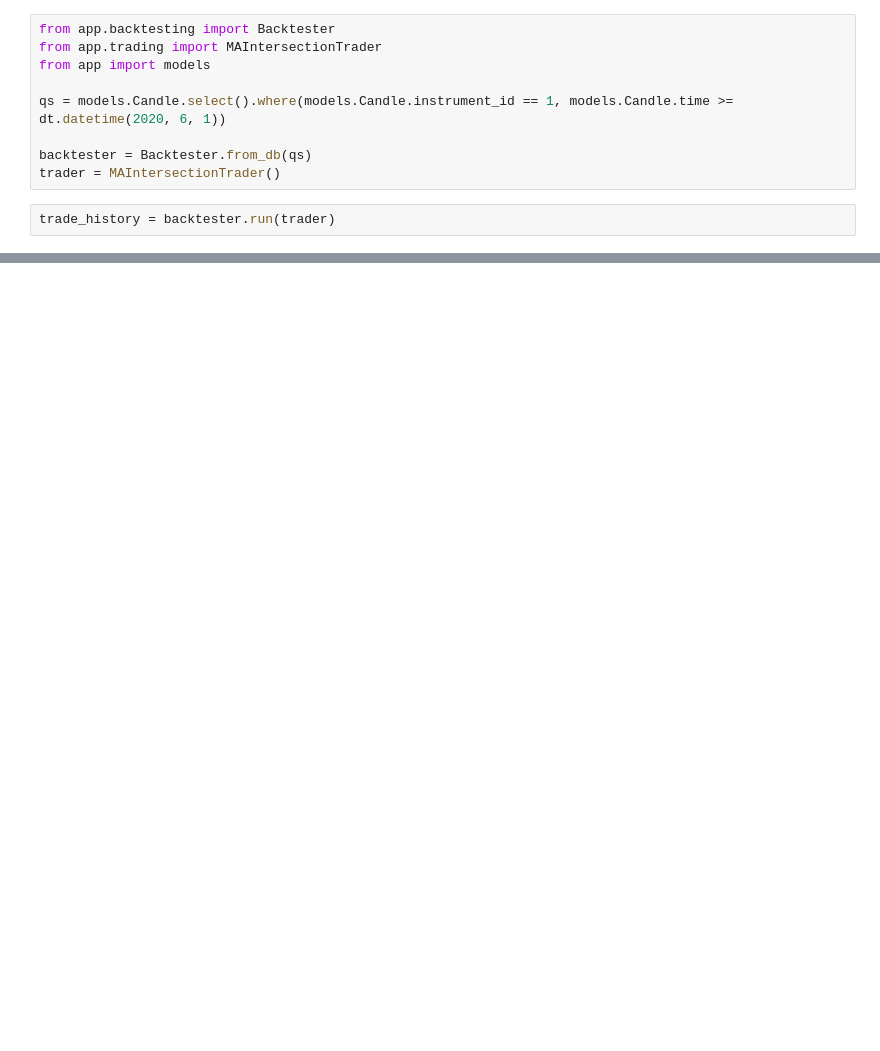
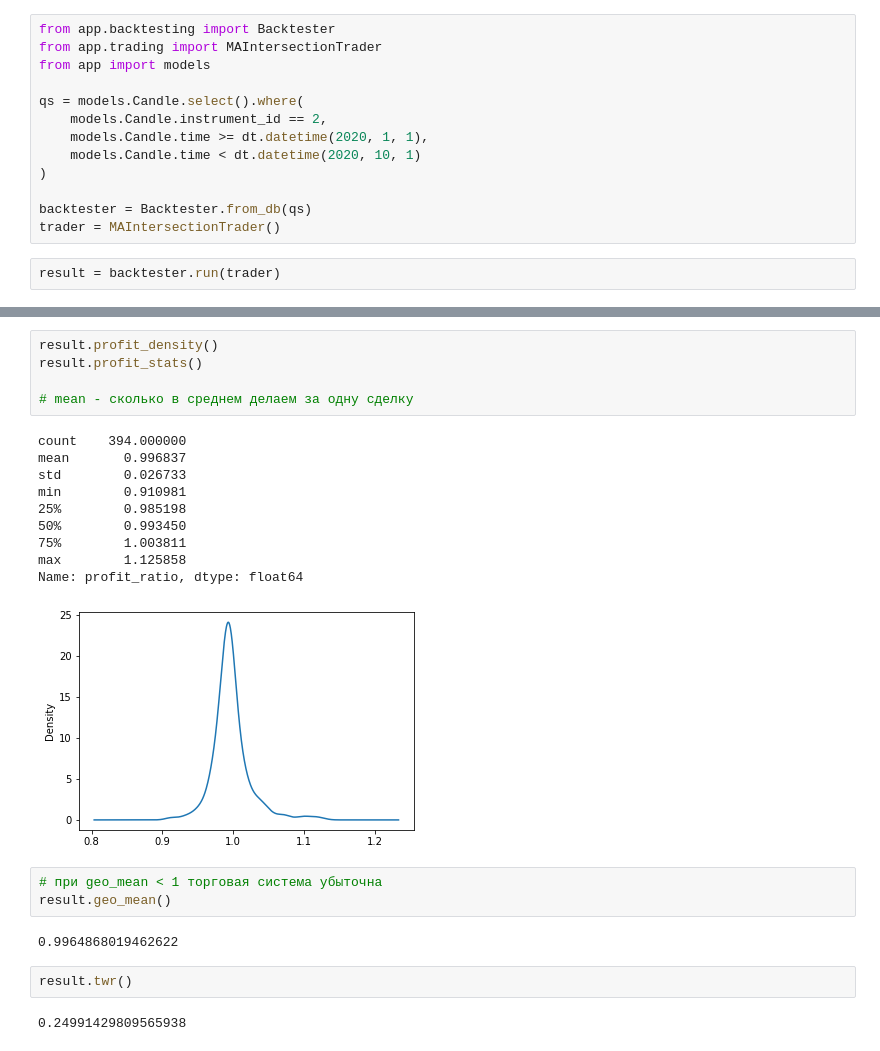
Before and after one commit to ruthus18/trading-tools, a Jupyter notebook: backtest.ipynb, the cells around one changed output, grey strips where cells are left out. Saved outputs shown, nothing was run; the diff lists cells and outputs as text; blank space fills up the shorter version.

Commit message:
update backtester, collecting statistics

```diff
--- a/backtest.ipynb
+++ b/backtest.ipynb
@@ -29,9 +9,13 @@ from app.backtesting import Backtester
 from app.trading import MAIntersectionTrader
 from app import models
 
-qs = models.Candle.select().where(models.Candle.instrument_id == 1, models.Candle.time >= dt.datetime(2020, 6, 1))
+qs = models.Candle.select().where(
+    models.Candle.instrument_id == 2,
+    models.Candle.time >= dt.datetime(2020, 1, 1),
+    models.Candle.time < dt.datetime(2020, 10, 1)
+)
 
 backtester = Backtester.from_db(qs)
 trader = MAIntersectionTrader()
 # %%
-trade_history = backtester.run(trader)
+result = backtester.run(trader)
@@ -163,0 +38,25 @@ Name: profit_ratio, dtype: float64
+# %%
+result.profit_density()
+result.profit_stats()
+
+# mean - сколько в среднем делаем за одну сделку
+# %% [output]
+count    394.000000
+mean       0.996837
+std        0.026733
+min        0.910981
+25%        0.985198
+50%        0.993450
+75%        1.003811
+max        1.125858
+Name: profit_ratio, dtype: float64
+[figure, added]
+# %%
+# при geo_mean < 1 торговая система убыточна
+result.geo_mean()
+# %% [output]
+0.9964868019462622
+# %%
+result.twr()
+# %% [output]
+0.24991429809565938
```
Also changed, not shown: parts of 12 cells of this notebook, 6 other files.
